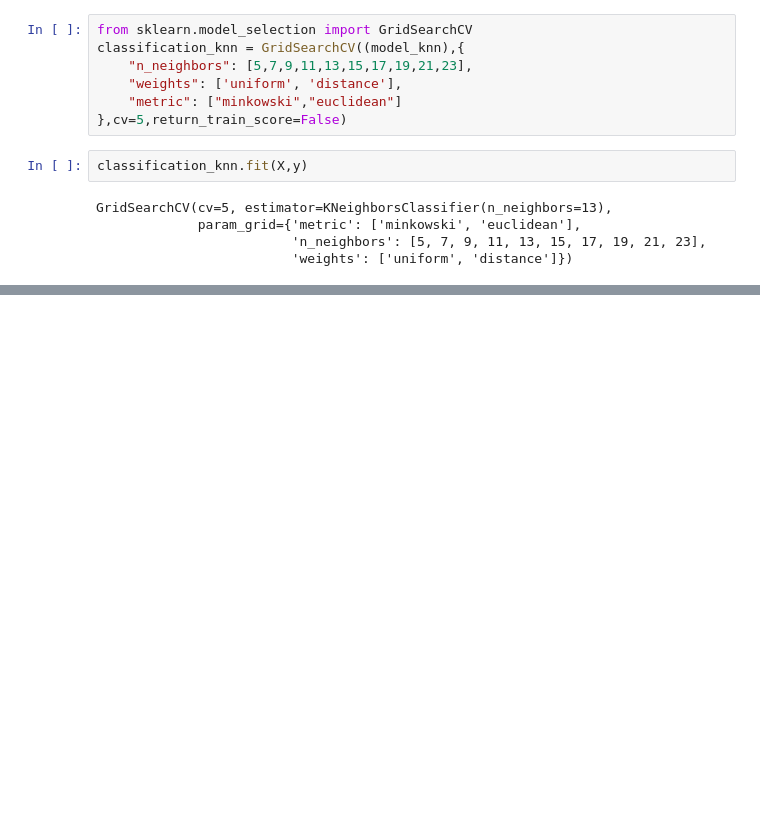
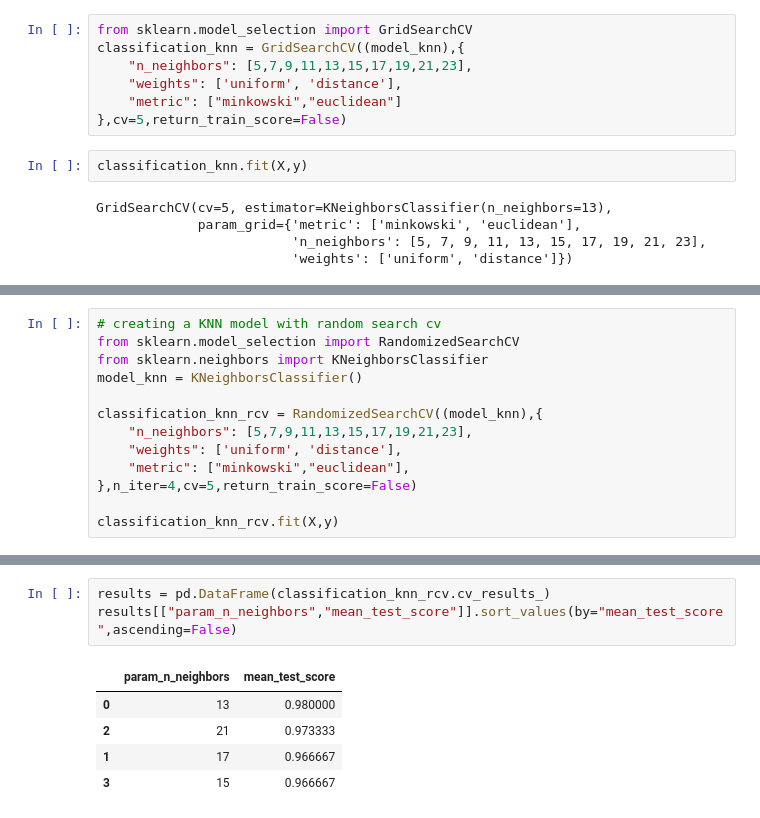
Before and after one commit to mayankmokta2003/supervised_learning_classifications, a Jupyter notebook: GridSearchCV.ipynb, the cells around one changed output, grey strips where cells are left out. Saved outputs shown, nothing was run; the diff lists cells and outputs as text; blank space fills up the shorter version.

Commit message:
grid search updated

```diff
--- a/GridSearchCV.ipynb
+++ b/GridSearchCV.ipynb
@@ -131,0 +134,13 @@ GridSearchCV(cv=5, estimator=KNeighborsClassifier(n_neighbors=13),
+# %%
+# creating a KNN model with random search cv
+from sklearn.model_selection import RandomizedSearchCV
+from sklearn.neighbors import KNeighborsClassifier
+model_knn = KNeighborsClassifier()
+
+classification_knn_rcv = RandomizedSearchCV((model_knn),{
+    "n_neighbors": [5,7,9,11,13,15,17,19,21,23],
+    "weights": ['uniform', 'distance'],
+    "metric": ["minkowski","euclidean"],
+},n_iter=4,cv=5,return_train_score=False)
+
+classification_knn_rcv.fit(X,y)
@@ -131,0 +165,9 @@ GridSearchCV(cv=5, estimator=KNeighborsClassifier(n_neighbors=13),
+# %%
+results = pd.DataFrame(classification_knn_rcv.cv_results_)
+results[["param_n_neighbors","mean_test_score"]].sort_values(by="mean_test_score",ascending=False)
+# %% [output]
+|  | param_n_neighbors | mean_test_score |
+| 0 | 13 | 0.980000 |
+| 2 | 21 | 0.973333 |
+| 1 | 17 | 0.966667 |
+| 3 | 15 | 0.966667 |
```
Also changed, not shown: parts of 4 cells of this notebook.
